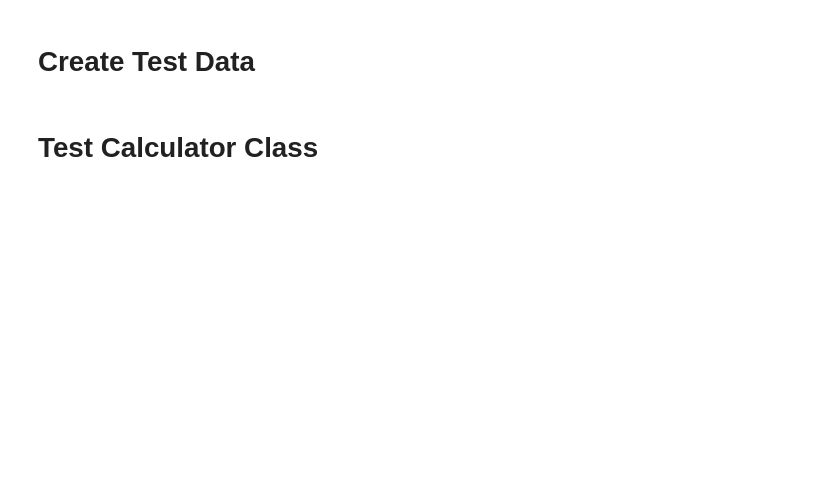
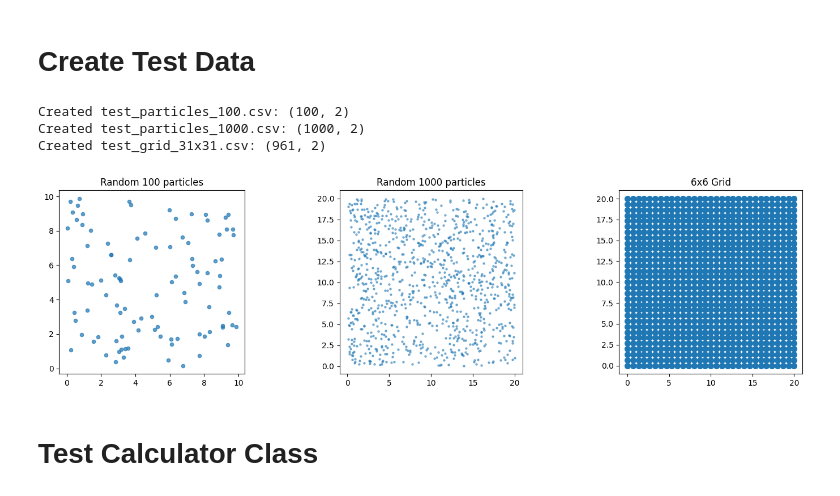
Before and after one commit to GilGCardoso/portfolio, a Jupyter notebook: PhD/Analysis/notebooks/test_notebook.ipynb, the cells around one changed output. Saved outputs shown, nothing was run; the diff lists cells and outputs as text; code cells hidden in the pictures; blank space fills up the shorter version.

Commit message:
Small improvements to code and notebooks. New data to test on ordered structures

```diff
--- a/PhD/Analysis/notebooks/test_notebook.ipynb
+++ b/PhD/Analysis/notebooks/test_notebook.ipynb
@@ -50,37 +52,42 @@ def create_test_data():
     particles_1000 = np.random.rand(1000, 2) * 20  # 20x20 area
     np.savetxt('data/test_particles_1000.csv', particles_1000, delimiter=',')
     print(f"Created test_particles_1000.csv: {particles_1000.shape}")
 
     # Test 3: Simple grid for validation
-    x = np.linspace(0, 5, 6)
-    y = np.linspace(0, 5, 6)
+    x = np.linspace(0, 20, 31)
+    y = np.linspace(0, 20, 31)
     xx, yy = np.meshgrid(x, y)
     grid_particles = np.column_stack([xx.ravel(), yy.ravel()])
-    np.savetxt('data/test_grid_6x6.csv', grid_particles, delimiter=',')
-    print(f"Created test_grid_6x6.csv: {grid_particles.shape}")
+    np.savetxt('data/test_grid_31x31.csv', grid_particles, delimiter=',')
+    print(f"Created test_grid_31x31.csv: {grid_particles.shape}")
 
     return particles_100, particles_1000, grid_particles
 
 # Create test data
 particles_100, particles_1000, grid_particles = create_test_data()
 
 # Visualize test data
 fig, axes = plt.subplots(1, 3, figsize=(15, 4))
 
 axes[0].scatter(particles_100[:, 0], particles_100[:, 1], s=20, alpha=0.7)
 axes[0].set_title('Random 100 particles')
 axes[0].set_aspect('equal')
 
 axes[1].scatter(particles_1000[:, 0], particles_1000[:, 1], s=5, alpha=0.5)
 axes[1].set_title('Random 1000 particles')
 axes[1].set_aspect('equal')
 
 axes[2].scatter(grid_particles[:, 0], grid_particles[:, 1], s=50)
 axes[2].set_title('6x6 Grid')
 axes[2].set_aspect('equal')
 
 plt.tight_layout()
 plt.show()
+# %% [output]
+Created test_particles_100.csv: (100, 2)
+Created test_particles_1000.csv: (1000, 2)
+Created test_grid_31x31.csv: (961, 2)
+[figure, added]
 # %% [markdown]
 # Test Calculator Class
 # %%
```
Also changed, not shown: parts of 6 cells of this notebook, 2 other files.
